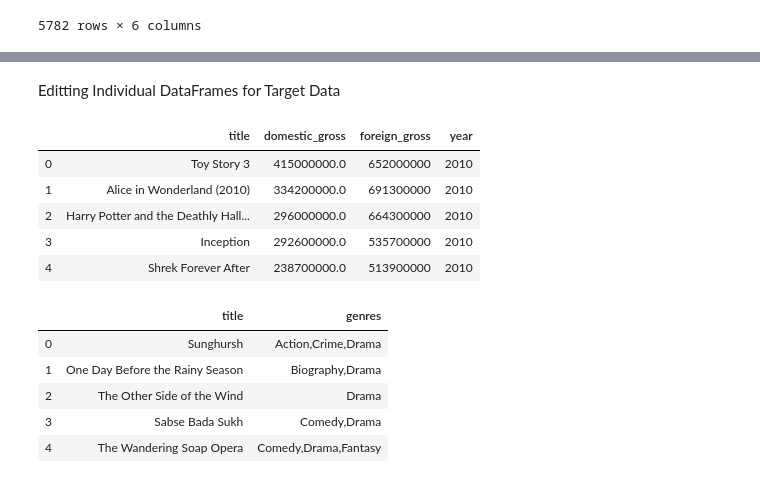
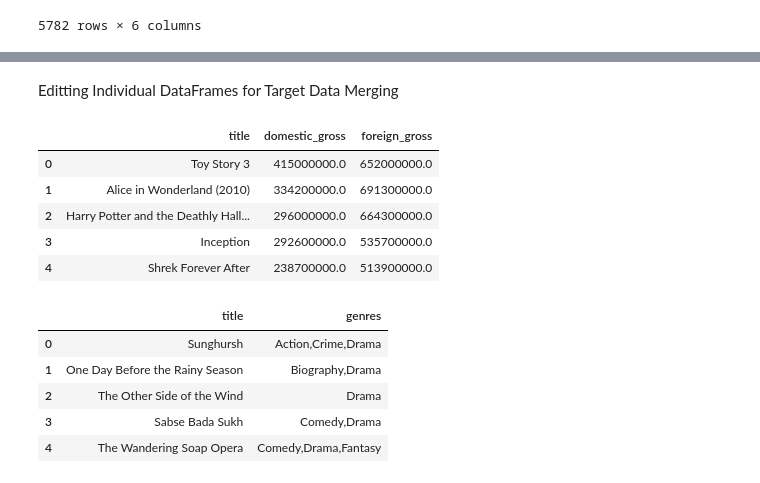
Before and after one commit to conlpate/dsc-mod-1-project-v2-1-onl01-dtsc-pt-052620, a Jupyter notebook: Data/gathering_data.ipynb, the cells around one changed output, grey strips where cells are left out. Saved outputs shown, nothing was run; the diff lists cells and outputs as text; code cells hidden in the pictures.

```diff
--- a/Data/gathering_data.ipynb
+++ b/Data/gathering_data.ipynb
@@ -58,15 +82,17 @@ df3
 # %% [markdown]
-Editting Individual DataFrames for Target Data
+Editting Individual DataFrames for Target Data Merging
 # %%
-df1.drop(['studio'], axis=1, inplace=True)
+df1.drop(['studio', 'year'], axis=1, inplace=True)
+df1['domestic_gross'] = pd.to_numeric(df1['domestic_gross'], errors='coerce')
+df1['foreign_gross'] = pd.to_numeric(df1['foreign_gross'], errors='coerce')
 df1.head()
 # %% [output]
-|  | title | domestic_gross | foreign_gross | year |
-| 0 | Toy Story 3 | 415000000.0 | 652000000 | 2010 |
-| 1 | Alice in Wonderland (2010) | 334200000.0 | 691300000 | 2010 |
-| 2 | Harry Potter and the Deathly Hall... | 296000000.0 | 664300000 | 2010 |
-| 3 | Inception | 292600000.0 | 535700000 | 2010 |
-| 4 | Shrek Forever After | 238700000.0 | 513900000 | 2010 |
+|  | title | domestic_gross | foreign_gross |
+| 0 | Toy Story 3 | 415000000.0 | 652000000.0 |
+| 1 | Alice in Wonderland (2010) | 334200000.0 | 691300000.0 |
+| 2 | Harry Potter and the Deathly Hall... | 296000000.0 | 664300000.0 |
+| 3 | Inception | 292600000.0 | 535700000.0 |
+| 4 | Shrek Forever After | 238700000.0 | 513900000.0 |
 # %%
 df2.drop(['tconst', 'original_title', 'start_year', 'runtime_minutes'], axis=1, inplace=True)
 df2 = df2.rename(columns={'primary_title': 'title'})
```
Also changed, not shown: parts of 33 cells of this notebook, 2 other files.
